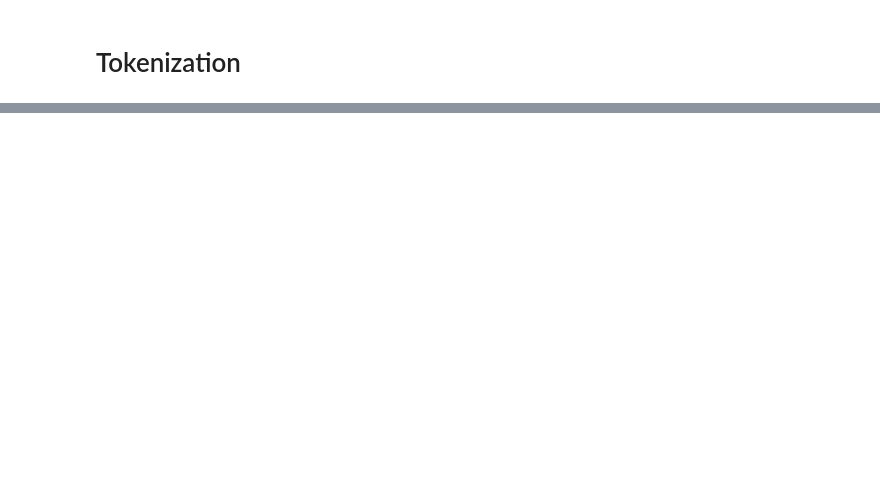
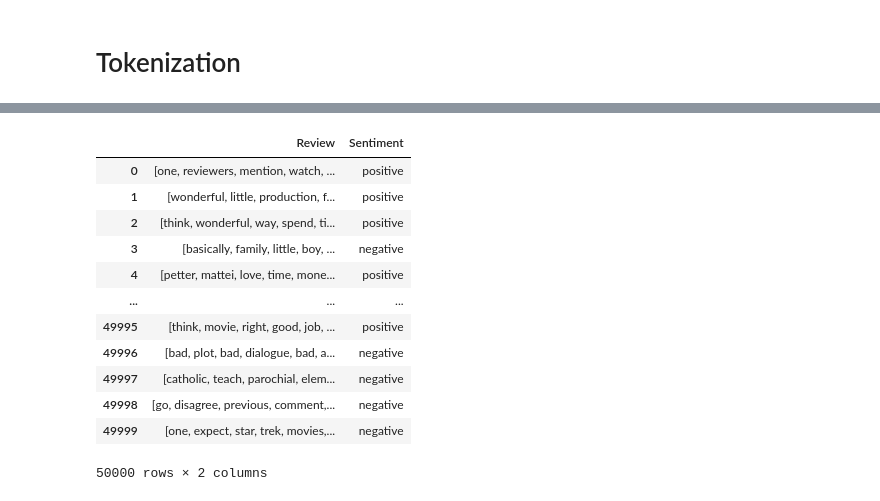
Before and after one commit to ranju-cse/IMDB_Movie_Review_Project, a Jupyter notebook: Sentiment_Model/Sentiment.ipynb, the cells around one changed output, grey strips where cells are left out. Saved outputs shown, nothing was run; the diff lists cells and outputs as text; code cells hidden in the pictures; blank space fills up the shorter version.

```diff
--- a/Sentiment_Model/Sentiment.ipynb
+++ b/Sentiment_Model/Sentiment.ipynb
@@ -159,0 +217,16 @@ from nltk.tokenize import word_tokenize
+# %%
+df
+# %% [output]
+|  | Review | Sentiment |
+| 0 | [one, reviewers, mention, watch, ... | positive |
+| 1 | [wonderful, little, production, f... | positive |
+| 2 | [think, wonderful, way, spend, ti... | positive |
+| 3 | [basically, family, little, boy, ... | negative |
+| 4 | [petter, mattei, love, time, mone... | positive |
+| ... | ... | ... |
+| 49995 | [think, movie, right, good, job, ... | positive |
+| 49996 | [bad, plot, bad, dialogue, bad, a... | negative |
+| 49997 | [catholic, teach, parochial, elem... | negative |
+| 49998 | [go, disagree, previous, comment,... | negative |
+| 49999 | [one, expect, star, trek, movies,... | negative |
+50000 rows × 2 columns
```
Also changed, not shown: parts of 14 cells of this notebook.
